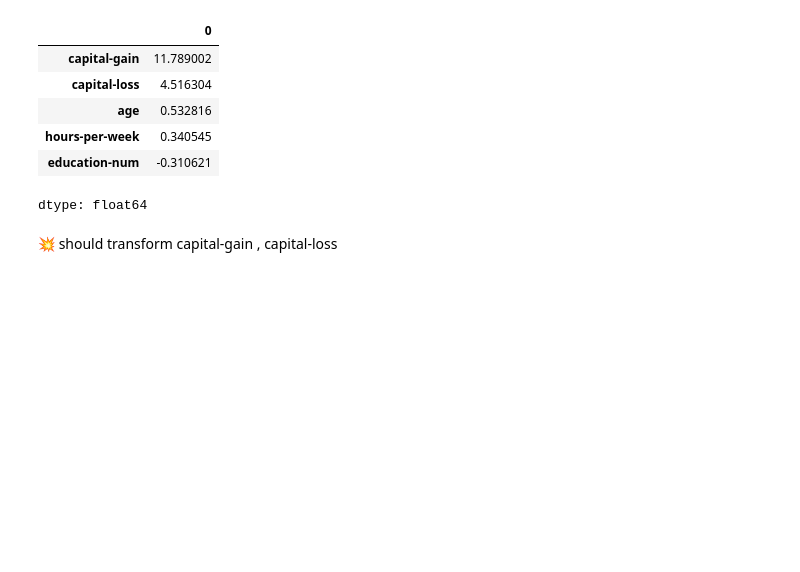
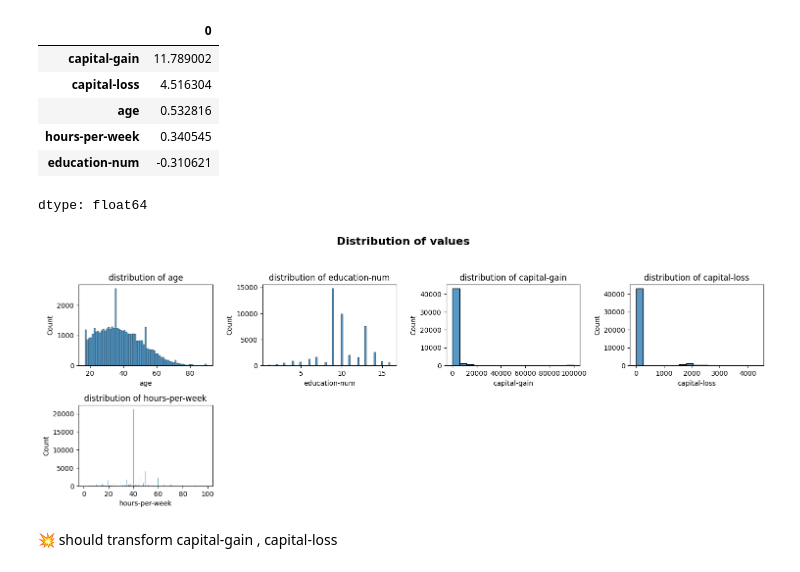
Before and after one commit to Youssef-Ebrahim0/SupervisedML_project, a Jupyter notebook: st_to_Q3_proj.ipynb, the cells around one changed output. Saved outputs shown, nothing was run; the diff lists cells and outputs as text; code cells hidden in the pictures; blank space fills up the shorter version.

```diff
--- a/st_to_Q3_proj.ipynb
+++ b/st_to_Q3_proj.ipynb
@@ -144,6 +159,19 @@ features[num_col].skew().sort_values(ascending=False)
 | hours-per-week | 0.340545 |
 | education-num | -0.310621 |
 dtype: float64
+# %%
+plt.figure(figsize=(15, 12))
+
+for i, feature in enumerate(num_col, start=1):
+    plt.subplot(5, 4, i)
+    sns.histplot(x=df[feature])
+    plt.title(f"distribution of {feature}")
+    plt.tight_layout()
+
+plt.suptitle("Distribution of values", fontsize=16,fontweight="bold",y=1.05)
+plt.show()
+# %% [output]
+[figure, added]
 # %% [markdown]
 💥 should transform capital-gain , capital-loss
 # %%
```
Also changed, not shown: parts of 4 cells of this notebook.
